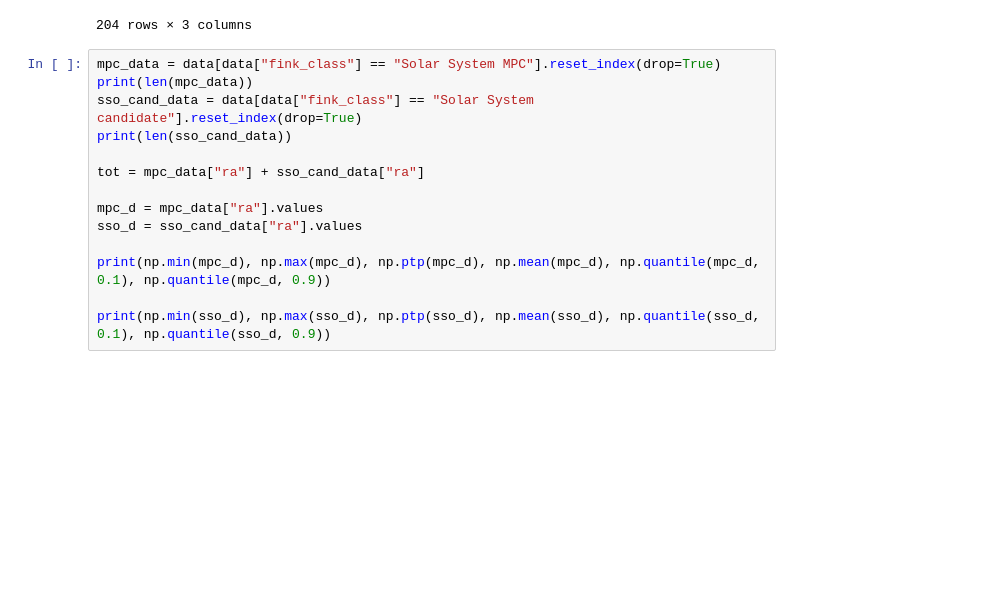
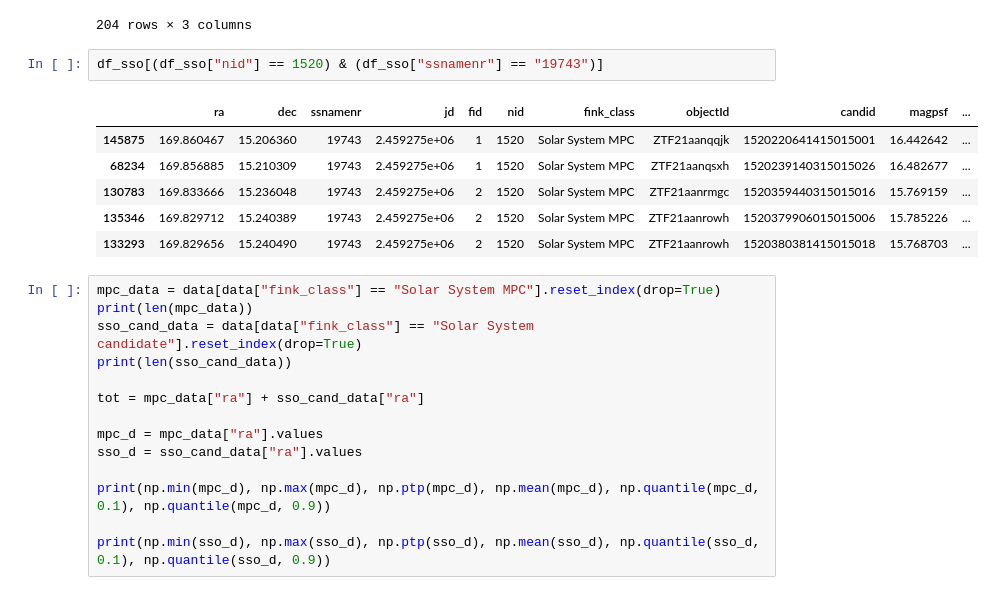
Before and after one commit to FusRoman/fink-fat, a Jupyter notebook: asteroid_study/SolarSystemObjectDatabaseExploration.ipynb, the cells around one changed output. Cells and saved outputs as stored; diff of their text form; blank space fills up the shorter version.

```diff
--- a/asteroid_study/SolarSystemObjectDatabaseExploration.ipynb
+++ b/asteroid_study/SolarSystemObjectDatabaseExploration.ipynb
@@ -116,6 +116,15 @@ data
 | 201 | 1641 | Solar System MPC | 1933 |
 | 202 | 1641 | Solar System candidate | 58 |
 204 rows × 3 columns
+# %%
+df_sso[(df_sso["nid"] == 1520) & (df_sso["ssnamenr"] == "19743")]
+# %% [output]
+|  | ra | dec | ssnamenr | jd | fid | nid | fink_class | objectId | candid | magpsf | ... |
+| 145875 | 169.860467 | 15.206360 | 19743 | 2.459275e+06 | 1 | 1520 | Solar System MPC | ZTF21aanqqjk | 1520220641415015001 | 16.442642 | ... |
+| 68234 | 169.856885 | 15.210309 | 19743 | 2.459275e+06 | 1 | 1520 | Solar System MPC | ZTF21aanqsxh | 1520239140315015026 | 16.482677 | ... |
+| 130783 | 169.833666 | 15.236048 | 19743 | 2.459275e+06 | 2 | 1520 | Solar System MPC | ZTF21aanrmgc | 1520359440315015016 | 15.769159 | ... |
+| 135346 | 169.829712 | 15.240389 | 19743 | 2.459275e+06 | 2 | 1520 | Solar System MPC | ZTF21aanrowh | 1520379906015015006 | 15.785226 | ... |
+| 133293 | 169.829656 | 15.240490 | 19743 | 2.459275e+06 | 2 | 1520 | Solar System MPC | ZTF21aanrowh | 1520380381415015018 | 15.768703 | ... |
 # %%
 mpc_data = data[data["fink_class"] == "Solar System MPC"].reset_index(drop=True)
 print(len(mpc_data))
```
Also changed, not shown: parts of 9 cells of this notebook, 44 other files.
